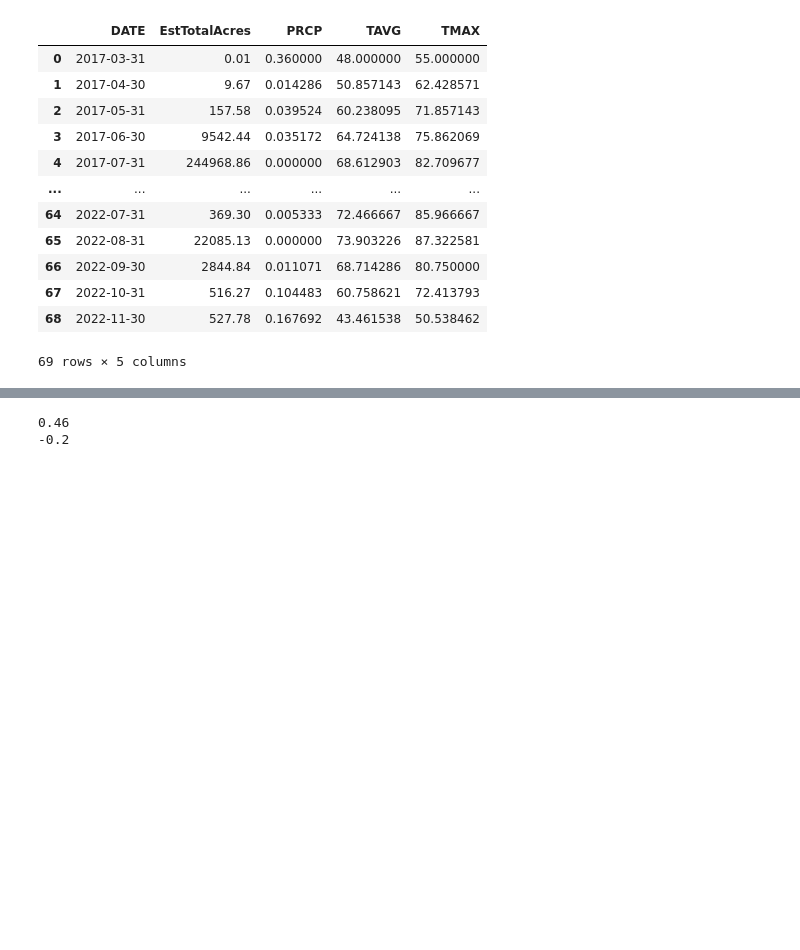
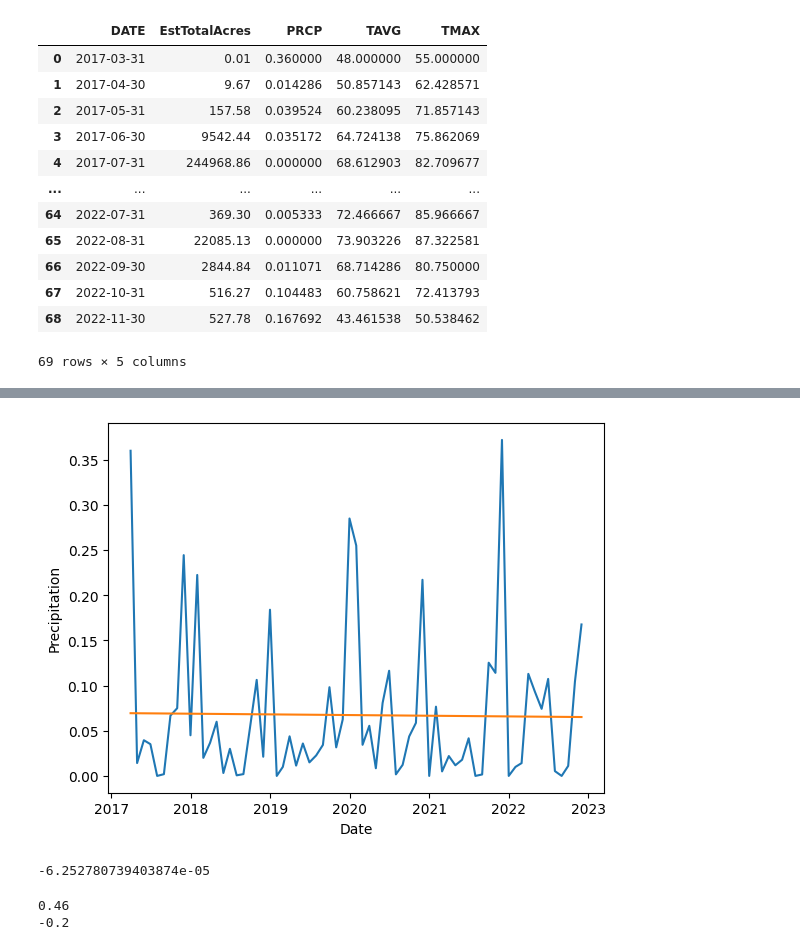
Before and after one commit to ctetreault13/Project-1-Oregon-Fire-and-wheel, a Jupyter notebook: Project_1_Oregon_Fires.ipynb, the cells around one changed output, grey strips where cells are left out. Cells and saved outputs as stored; diff of their text form; code cells hidden in the pictures; blank space fills up the shorter version.

```diff
--- a/Project_1_Oregon_Fires.ipynb
+++ b/Project_1_Oregon_Fires.ipynb
@@ -301,3 +341,25 @@ plt.show()
+# %%
+plt.plot(weather_fire_monthly["DATE"], weather_fire_monthly["PRCP"])
+
+dates = np.arange(weather_fire_monthly["DATE"].size)
+
+corr_slope, corr_int, corr_r, corr_p, corr_std_err = st.linregress(dates, weather_fire_monthly["PRCP"])
+corr_fit = dates * corr_slope + corr_int
+
+#plt.scatter(x, y)
+plt.plot(weather_fire_monthly["DATE"], corr_fit)
+
+plt.xlabel("Date")
+plt.ylabel("Precipitation")
+
+plt.savefig("Adam/graph_images/lin_regress2.png")
+
+plt.show()
+
+print(corr_slope)
+# %% [output]
+[figure, added]
+-6.252780739403874e-05
 # %%
 temp_corr_coe = round(st.pearsonr(weather_fire_monthly["TMAX"], weather_fire_monthly["EstTotalAcres"])[0], 2)
 print(temp_corr_coe)
```
Also changed, not shown: parts of 4 cells of this notebook, 4 other files.
